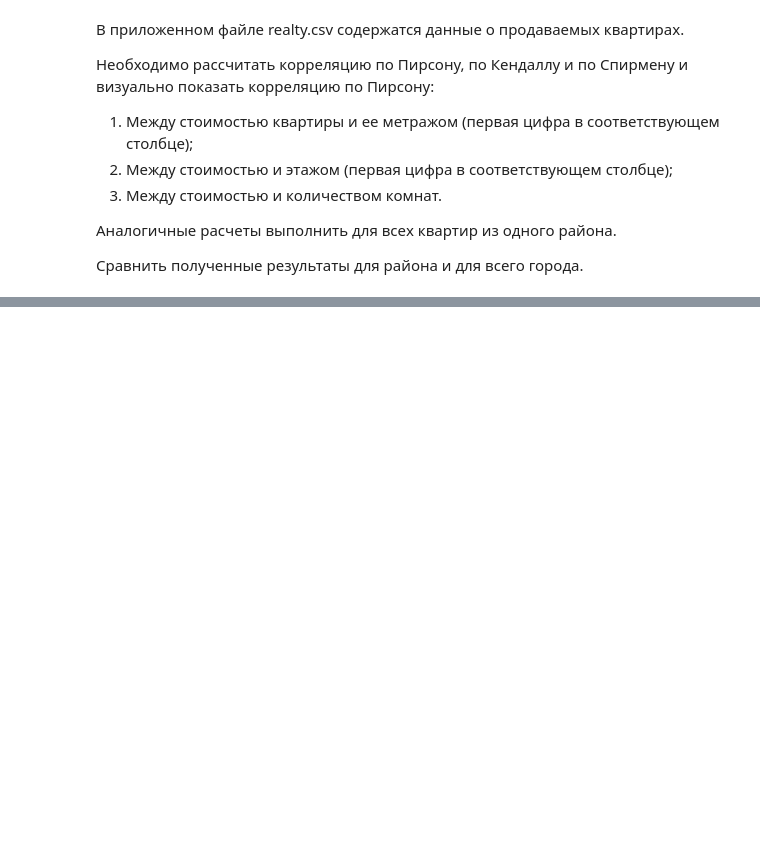
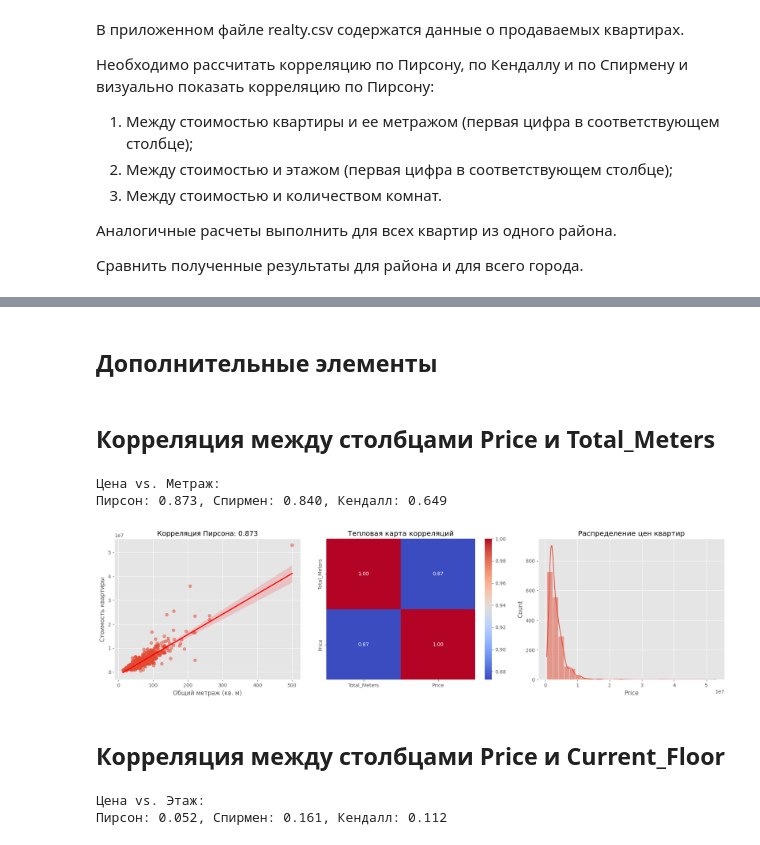
Before and after one commit to TredNR/data_lab, a Jupyter notebook: Ex_data_lab_1ipynb.ipynb, the cells around one changed output, grey strips where cells are left out. Drawn from its saved outputs; the diff is of its cells as text; code cells hidden in the pictures; blank space fills up the shorter version.

```diff
--- a/Ex_data_lab_1ipynb.ipynb
+++ b/Ex_data_lab_1ipynb.ipynb
@@ -456,0 +482,3 @@ plt.show()
+# %%
+df = pd.read_csv("/content/realty.csv", encoding="windows-1251", sep=";")
+df
@@ -456,0 +517,7 @@ plt.show()
+# %%
+# Разделим столбцы
+df[['Total_Meters', 'Living_Meters', 'Kitchen_Meters']] = df['Meters'].str.split('/', expand=True).astype(float)
+df[['Current_Floor', 'Total_Floors']] = df['Floor'].str.split('/', expand=True).astype(int)
+# %%
+# Удалим лишнее
+df.drop(columns=['Meters', 'Floor'], inplace=True)
@@ -456,0 +533,2 @@ plt.show()
+# %% [markdown]
+## Дополнительные элементы
@@ -456,0 +576,39 @@ plt.show()
+# %% [markdown]
+## Корреляция между столбцами Price и Total_Meters
+# %%
+pearson_corr, spearman_corr, kendall_corr = corr_func(df[['Price', 'Total_Meters']].dropna(), "Цена vs. Метраж", all_district=True)
+# %% [output]
+Цена vs. Метраж:
+Пирсон: 0.873, Спирмен: 0.840, Кендалл: 0.649
+# %%
+plt.figure(figsize=(18, 5))
+
+# 1. График рассеяния с линейной регрессией
+plt.subplot(1, 3, 1)
+sns.regplot(x=df['Total_Meters'], y=df['Price'], scatter_kws={'alpha':0.5}, line_kws={'color':'red'})
+plt.title(f"Корреляция Пирсона: {pearson_corr:.3f}", fontsize=14)
+plt.xlabel("Общий метраж (кв. м)", fontsize=12)
+plt.ylabel("Стоимость квартиры", fontsize=12)
+plt.grid(True)
+
+# 2. Тепловая карта корреляций
+plt.subplot(1, 3, 2)
+sns.heatmap(df[['Total_Meters', 'Price']].corr(), annot=True, cmap="coolwarm", fmt=".2f")
+plt.title("Тепловая карта корреляций")
+
+# 3. Диаграмма распределения цены
+plt.subplot(1, 3, 3)
+sns.histplot(df['Price'], bins=30, kde=True)
+plt.title("Распределение цен квартир")
+
+plt.tight_layout()
+plt.show()
+# %% [output]
+[figure, added]
+# %% [markdown]
+## Корреляция между столбцами Price и Current_Floor
+# %%
+pearson_corr, spearman_corr, kendall_corr = corr_func(df[['Price', 'Current_Floor']].dropna(), "Цена vs. Этаж", all_district=True)
+# %% [output]
+Цена vs. Этаж:
+Пирсон: 0.052, Спирмен: 0.161, Кендалл: 0.112
```
Also changed, not shown: parts of 64 cells of this notebook.
